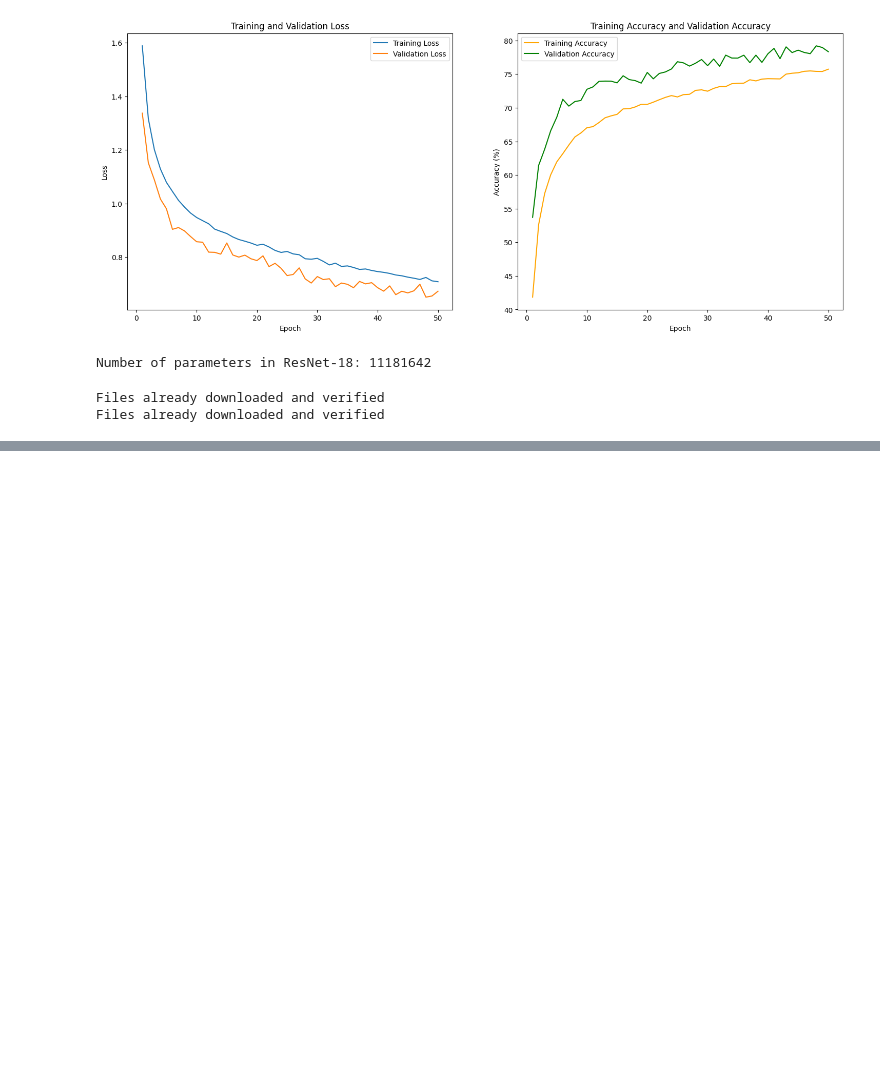
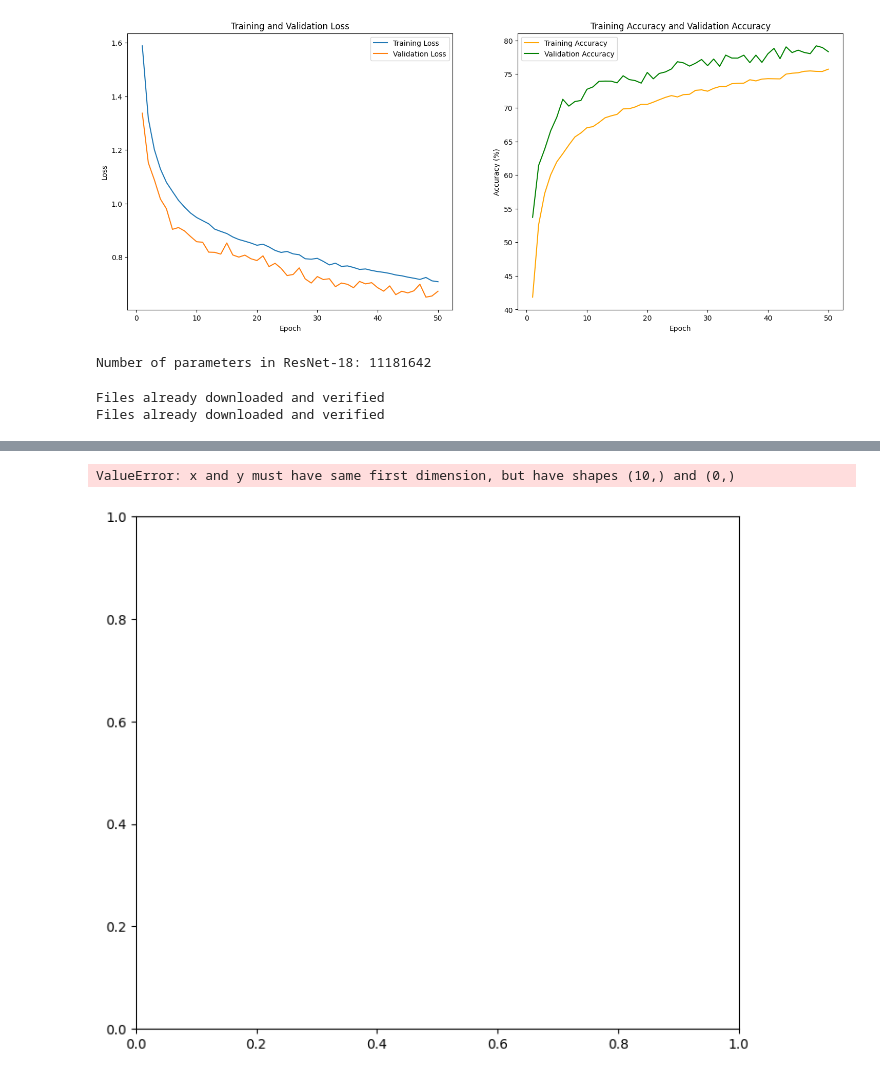
Before and after one commit to Swayyum/Intro-to-Deep-Learning, a Jupyter notebook: HW2/HW2.ipynb, the cells around one changed output, grey strips where cells are left out. Cells and saved outputs as stored; diff of their text form; code cells hidden in the pictures; blank space fills up the shorter version.

```diff
--- a/HW2/HW2.ipynb
+++ b/HW2/HW2.ipynb
@@ -509,0 +583,17 @@ plt.show()
+# %%
+""# CIFAR-10 data loaders
+transform = transforms.Compose([
+    transforms.Resize((32, 32)),
+    transforms.ToTensor(),
+    transforms.Normalize((0.5,), (0.5,))
+])
+
+train_dataset = datasets.CIFAR10(root='./data', train=True, download=True, transform=transform)
+test_dataset = datasets.CIFAR10(root='./data', train=False, download=True, transform=transform)
+
+train_loader = DataLoader(train_dataset, batch_size=64, shuffle=True)
+test_loader = DataLoader(test_dataset, batch_size=1000, shuffle=False)
+
+# Define loss function and optimizer
+criterion = nn.CrossEntropyLoss()
+optimizer = optim.Adam(resnet18.parameters(), lr=0.001)
@@ -509,0 +660,26 @@ plt.show()
+# %%
+plt.figure(figsize=(18, 7))
+
+# Plot training and validation loss
+plt.subplot(1,2,1)
+plt.plot(range(1, epochs+1), epoch_training_losses, label='Training Loss')
+plt.plot(range(1, epochs+1), epoch_validation_losses, label='Validation Loss')
+plt.xlabel('Epoch')
+plt.ylabel('Loss')
+plt.title('Training and Validation Loss')
+plt.legend()
+
+# Plot training accuracy
+plt.subplot(1,2,2)
+plt.plot(range(1, epochs+1), epoch_training_accuracies, label='Training Accuracy', color='orange')
+plt.plot(range(1, epochs+1), epoch_validation_accuracy, label='Validation Accuracy', color='green')
+plt.xlabel('Epoch')
+plt.ylabel('Accuracy (%)')
+plt.title('Training Accuracy and Validation Accuracy')
+plt.legend()
+
+
+plt.show()
+# %% [output]
+ValueError: x and y must have same first dimension, but have shapes (10,) and (0,)
+[figure, added]
```
Also changed, not shown: parts of 6 cells of this notebook.
